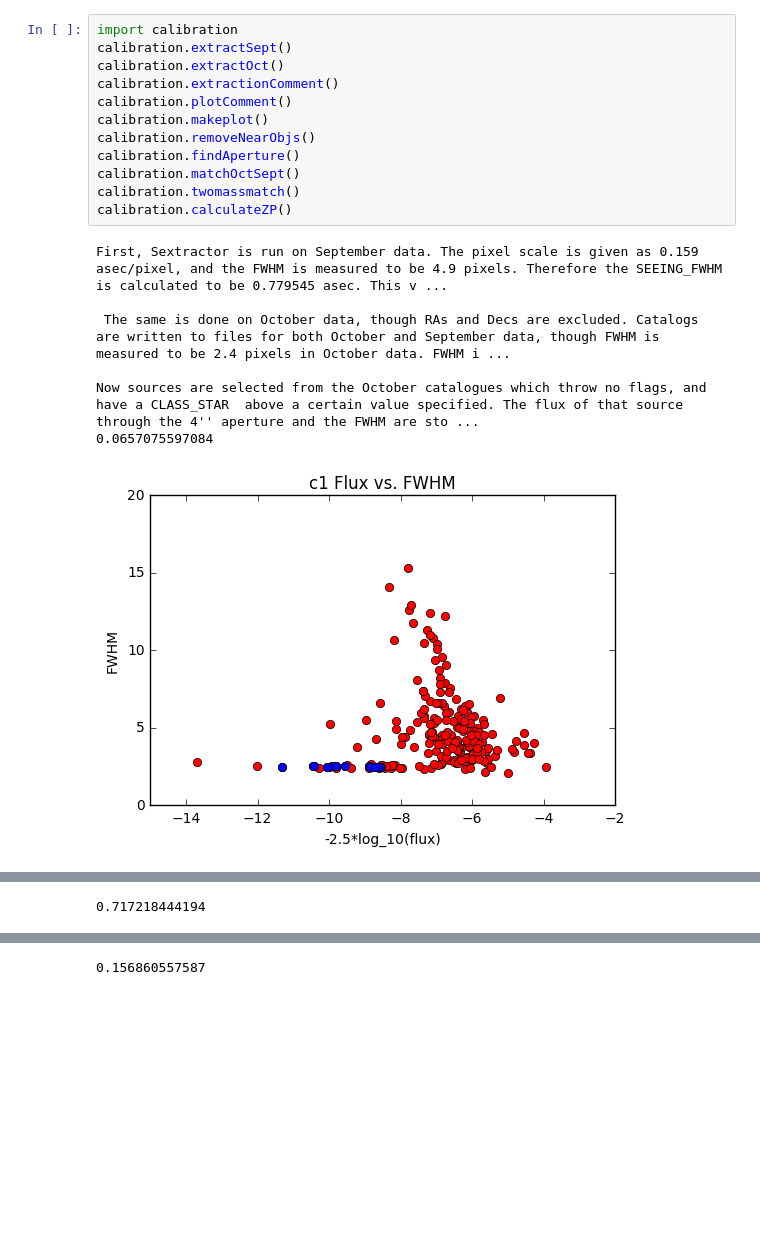
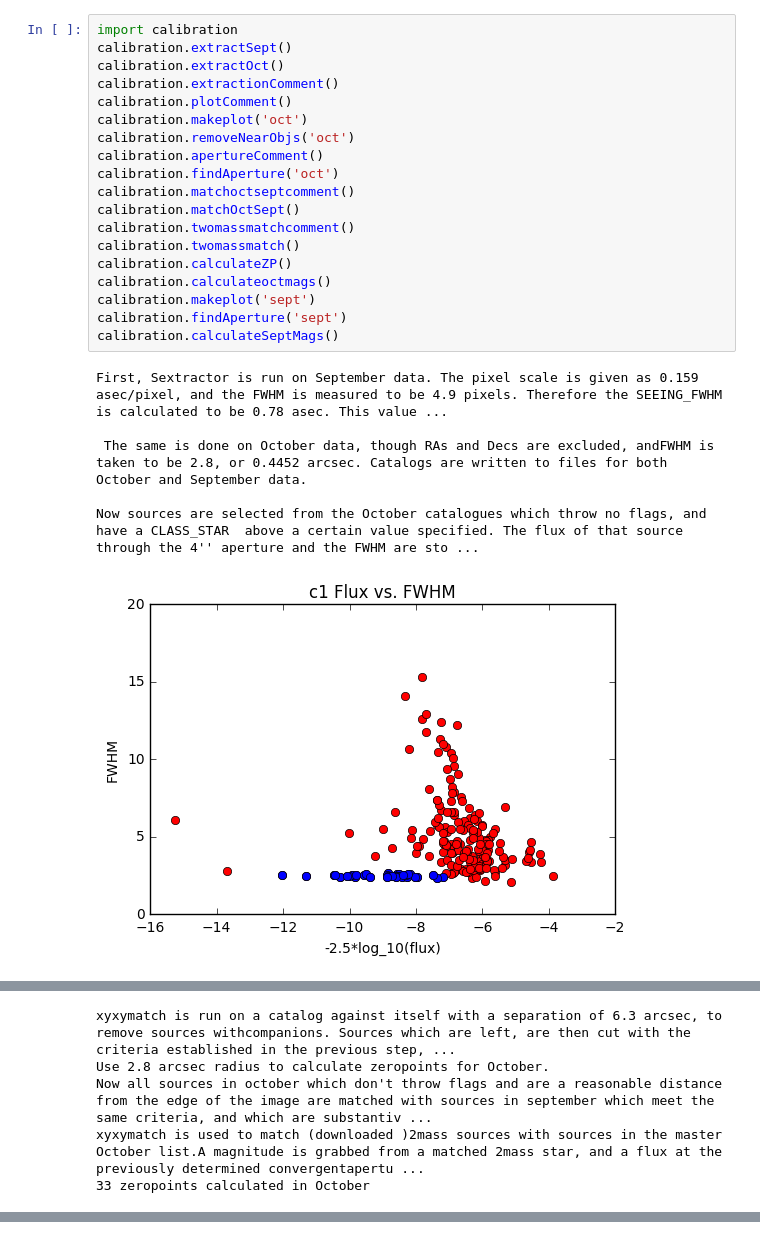
Before and after one commit to gpetter/J_band-calibration, a Jupyter notebook: calibration.ipynb, the cells around one changed output, grey strips where cells are left out. Drawn from its saved outputs; the diff is of its cells as text; blank space fills up the shorter version.

```diff
--- a/calibration.ipynb
+++ b/calibration.ipynb
@@ -1,20 +1,26 @@
 # %%
 import calibration
 calibration.extractSept()
 calibration.extractOct()
 calibration.extractionComment()
 calibration.plotComment()
-calibration.makeplot()
-calibration.removeNearObjs()
-calibration.findAperture()
+calibration.makeplot('oct')
+calibration.removeNearObjs('oct')
+calibration.apertureComment()
+calibration.findAperture('oct')
+calibration.matchoctseptcomment()
 calibration.matchOctSept()
+calibration.twomassmatchcomment()
 calibration.twomassmatch()
 calibration.calculateZP()
+calibration.calculateoctmags()
+calibration.makeplot('sept')
+calibration.findAperture('sept')
+calibration.calculateSeptMags()
 # %% [output]
-First, Sextractor is run on September data. The pixel scale is given as 0.159 asec/pixel, and the FWHM is measured to be 4.9 pixels. Therefore the SEEING_FWHM is calculated to be 0.779545 asec. This v ...
+First, Sextractor is run on September data. The pixel scale is given as 0.159 asec/pixel, and the FWHM is measured to be 4.9 pixels. Therefore the SEEING_FWHM is calculated to be 0.78 asec. This value ...
 
- The same is done on October data, though RAs and Decs are excluded. Catalogs are written to files for both October and September data, though FWHM is measured to be 2.4 pixels in October data. FWHM i ...
+ The same is done on October data, though RAs and Decs are excluded, andFWHM is taken to be 2.8, or 0.4452 arcsec. Catalogs are written to files for both October and September data.
 
 Now sources are selected from the October catalogues which throw no flags, and have a CLASS_STAR  above a certain value specified. The flux of that source through the 4'' aperture and the FWHM are sto ...
-0.0657075597084
-[figure, old version]
+[figure, new version]
@@ -21 +30,5 @@ Now sources are selected from the October catalogues which throw no flags, and h
-0.717218444194
+xyxymatch is run on a catalog against itself with a separation of 6.3 arcsec, to remove sources withcompanions. Sources which are left, are then cut with the criteria established in the previous step, ...
+Use 2.8 arcsec radius to calculate zeropoints for October.
+Now all sources in october which don't throw flags and are a reasonable distance from the edge of the image are matched with sources in september which meet the same criteria, and which are substantiv ...
+xyxymatch is used to match (downloaded )2mass sources with sources in the master October list.A magnitude is grabbed from a matched 2mass star, and a flux at the previously determined convergentapertu ...
+33 zeropoints calculated in October
@@ -25 +38,0 @@ Now sources are selected from the October catalogues which throw no flags, and h
-0.156860557587
```
Also changed, not shown: parts of 1 cell of this notebook, 1 other file.
